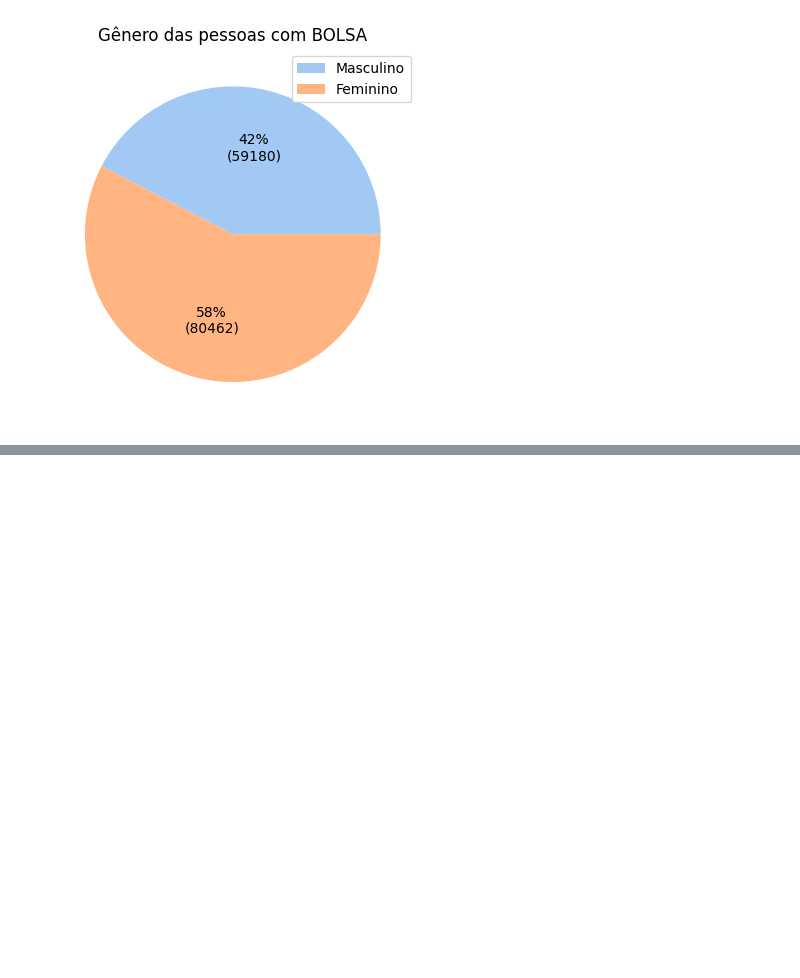
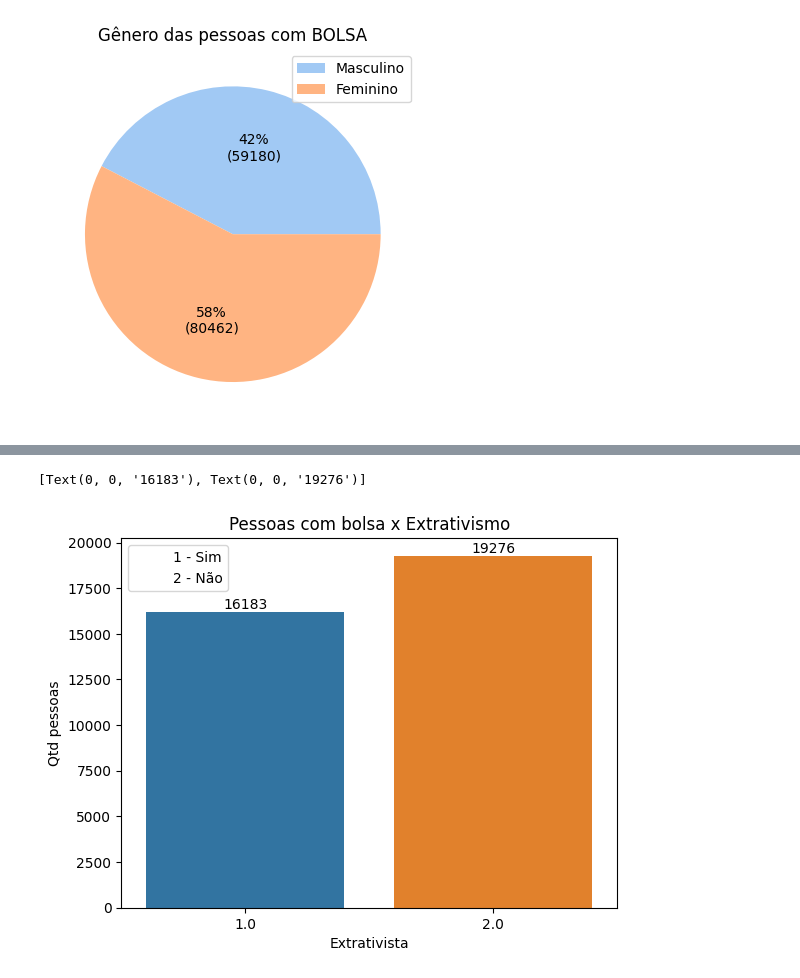
Before and after one commit to Jownao/dive_datascience, a Jupyter notebook: lab/03_Analise_dados_bolsa_familia.ipynb, the cells around one changed output, grey strips where cells are left out. Saved outputs shown, nothing was run; the diff lists cells and outputs as text; code cells hidden in the pictures; blank space fills up the shorter version.

```diff
--- a/lab/03_Analise_dados_bolsa_familia.ipynb
+++ b/lab/03_Analise_dados_bolsa_familia.ipynb
@@ -382,0 +416,18 @@ plt.show()
+# %%
+# Pessoas com bolsa x Extrativista /
+
+datatb = datapFB.groupby("cod_agricultura_trab_memb")['id_familia'].count()
+datatb = convert_sums_frame(datatb, ['cod_agricultura_trab_memb','id_familia'])
+datatb = datatb.sort_values(by='cod_agricultura_trab_memb',
+                      ascending=False )
+
+bar = sns.barplot(data=datatb, x="cod_agricultura_trab_memb",y="id_familia",errwidth=0)
+bar.set(xlabel='Extrativista',ylabel='Qtd pessoas')
+plt.title('Pessoas com bolsa x Extrativismo')
+plt.legend(('1 - Sim',
+'2 - Não'
+))
+bar.bar_label(bar.containers[0])
+# %% [output]
+[Text(0, 0, '16183'), Text(0, 0, '19276')]
+[figure, added]
```
Also changed, not shown: parts of 24 cells of this notebook.
